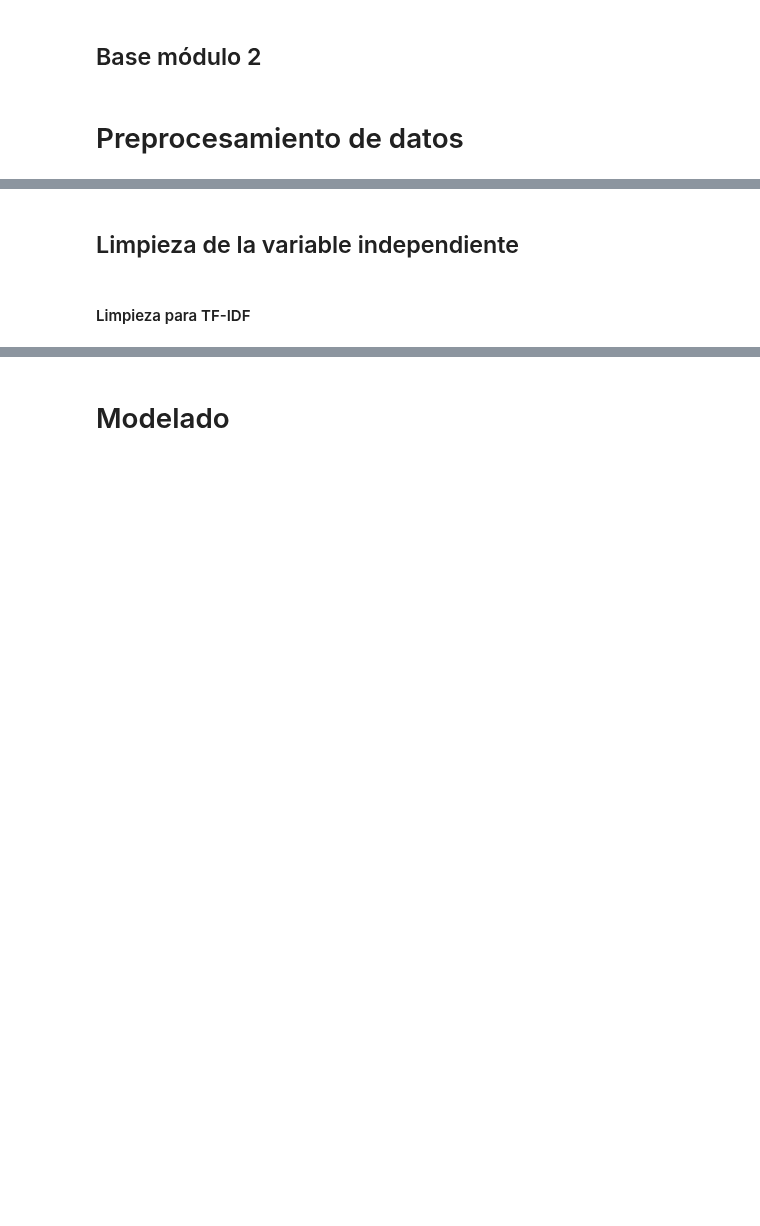
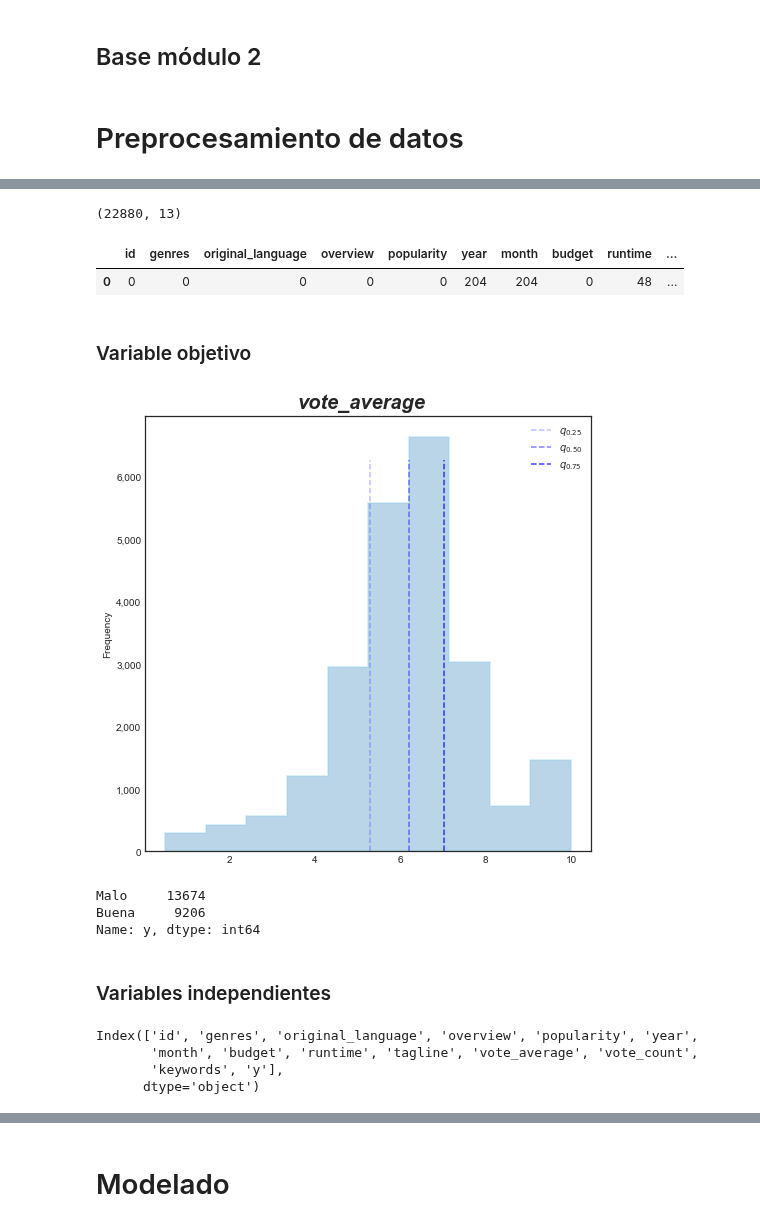
Before and after one commit to jesus-valencia97/Diplomado-en-ciencia-de-datos, a Jupyter notebook: Proyecto/Modulo 5/M2/M5 - Modulo 2.ipynb, the cells around one changed output, grey strips where cells are left out. Saved outputs shown, nothing was run; the diff lists cells and outputs as text; code cells hidden in the pictures; blank space fills up the shorter version.

Commit message:
Se reformula estructura de notebook.
- Estructura mas limpia y sirve para producction

```diff
--- a/Proyecto/Modulo 5/M2/M5 - Modulo 2.ipynb
+++ b/Proyecto/Modulo 5/M2/M5 - Modulo 2.ipynb
@@ -118,5 +112,0 @@ TMDb.isna().sum().to_frame().T
-# %%
-counts = TMDb['original_language'].value_counts(True)
-mask = counts<0.05
-mask = counts[mask].index
-TMDb.loc[TMDb['original_language'].isin(mask),'original_language'] = 'OTROS'
@@ -247,4 +113,21 @@ cvdb = cvdb.loc[~cvdb['id'].isin(revtitles['id'])].reset_index(drop=True)
-# %% [markdown]
-## Limpieza de la variable independiente
-# %% [markdown]
-#### Limpieza para TF-IDF
+# %%
+movies = TMDb.copy()
+movies = movies.loc[movies['overview'].isna()==False].reset_index(drop=True)
+movies = movies.loc[movies['budget']>0].reset_index(drop=True)
+movies = movies.loc[movies['vote_average']>0].reset_index(drop=True)
+movies = movies.loc[movies['genres'].isna()==False].reset_index(drop=True)
+movies = movies.drop(columns= ['poster_path','backdrop_path','day','revenue','status'])
+print(movies.shape)
+# %% [output]
+(22880, 13)
+# %%
+movies.isna().sum().to_frame().T
+# %% [output]
+|  | id | genres | original_language | overview | popularity | year | month | budget | runtime | ... |
+| 0 | 0 | 0 | 0 | 0 | 0 | 204 | 204 | 0 | 48 | ... |
+# %% [markdown]
+### Variable objetivo
+# %%
+PlotUtils.hist(movies,'vote_average')
+# %% [output]
+[figure, added]
@@ -250,0 +137,6 @@ cvdb = cvdb.loc[~cvdb['id'].isin(revtitles['id'])].reset_index(drop=True)
+# %%
+movies['y'].value_counts()
+# %% [output]
+Malo     13674
+Buena     9206
+Name: y, dtype: int64
@@ -250,0 +156,9 @@ cvdb = cvdb.loc[~cvdb['id'].isin(revtitles['id'])].reset_index(drop=True)
+# %% [markdown]
+### Variables independientes
+# %%
+movies.columns
+# %% [output]
+Index(['id', 'genres', 'original_language', 'overview', 'popularity', 'year',
+       'month', 'budget', 'runtime', 'tagline', 'vote_average', 'vote_count',
+       'keywords', 'y'],
+      dtype='object')
```
Also changed, not shown: parts of 79 cells of this notebook.
